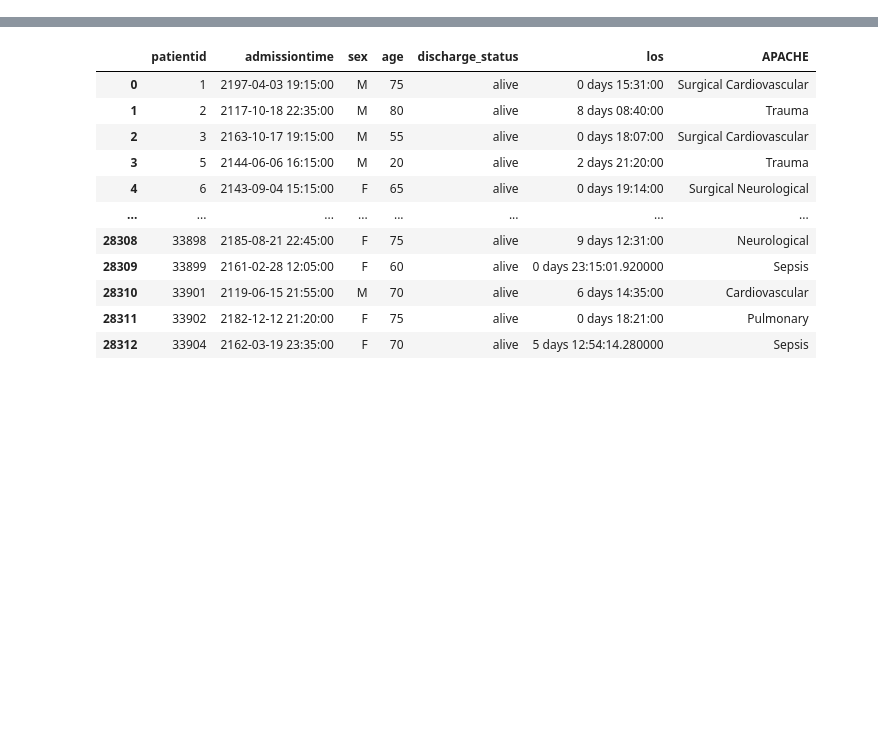
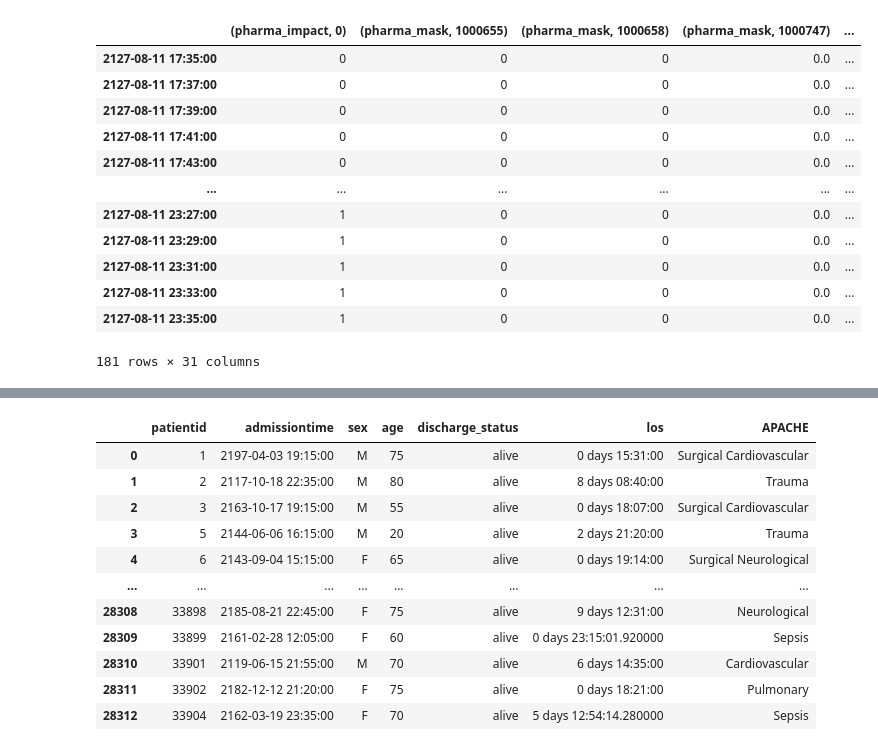
Before and after one commit to KaiWU17TUM/AnomalyDetectionWithPatientStateSpace, a Jupyter notebook: notebooks/medication-related-clustering.ipynb, the cells around one changed output, grey strips where cells are left out. Drawn from its saved outputs; the diff is of its cells as text; code cells hidden in the pictures; blank space fills up the shorter version.

```diff
--- a/notebooks/medication-related-clustering.ipynb
+++ b/notebooks/medication-related-clustering.ipynb
@@ -22,0 +28,16 @@ os.environ["NUMEXPR_NUM_THREADS"] = "32" # export NUMEXPR_NUM_THREADS=1
+# %%
+data1
+# %% [output]
+|  | (pharma_impact, 0) | (pharma_mask, 1000655) | (pharma_mask, 1000658) | (pharma_mask, 1000747) | ... |
+| 2127-08-11 17:35:00 | 0 | 0 | 0 | 0.0 | ... |
+| 2127-08-11 17:37:00 | 0 | 0 | 0 | 0.0 | ... |
+| 2127-08-11 17:39:00 | 0 | 0 | 0 | 0.0 | ... |
+| 2127-08-11 17:41:00 | 0 | 0 | 0 | 0.0 | ... |
+| 2127-08-11 17:43:00 | 0 | 0 | 0 | 0.0 | ... |
+| ... | ... | ... | ... | ... | ... |
+| 2127-08-11 23:27:00 | 1 | 0 | 0 | 0.0 | ... |
+| 2127-08-11 23:29:00 | 1 | 0 | 0 | 0.0 | ... |
+| 2127-08-11 23:31:00 | 1 | 0 | 0 | 0.0 | ... |
+| 2127-08-11 23:33:00 | 1 | 0 | 0 | 0.0 | ... |
+| 2127-08-11 23:35:00 | 1 | 0 | 0 | 0.0 | ... |
+181 rows × 31 columns
```
Also changed, not shown: parts of 22 cells of this notebook, 22 other files.
